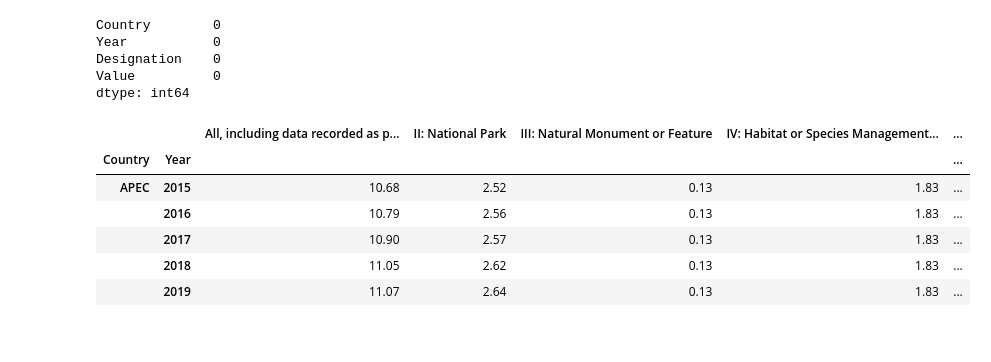
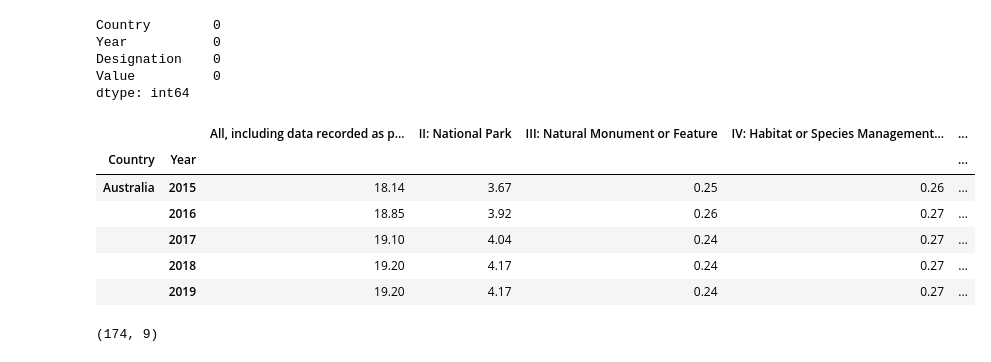
Before and after one commit to MarkusKiesel93/DOPPThreatenedSpecies, a Jupyter notebook: protected_areas.ipynb, the cells around one changed output. Saved outputs shown, nothing was run; the diff lists cells and outputs as text; code cells hidden in the pictures.

Commit message:
select subset of countries and visualize

```diff
--- a/protected_areas.ipynb
+++ b/protected_areas.ipynb
@@ -82,6 +84,11 @@ protected_area = protected_area[protected_area['Year'] >= 2015]
 protected_area.shape
 # %% [output]
 (6696, 23)
+# %%
+# filter for needed countries
+OECD_COUNTRIES = get_country_list()
+protected_area = protected_area[protected_area['Country'].isin(OECD_COUNTRIES)]
+assert len(OECD_COUNTRIES) == protected_area['Country'].unique().shape[0]
 # %%
 # select subset of columns needed
 protected_area = protected_area[['Country', 'Year', 'Designation', 'Value']]
@@ -126,15 +133,16 @@ Designation    0
 Value          0
 dtype: int64
 # %%
-df = protected_area.pivot(index=['Country', 'Year'], columns='Designation', values='Value')
-df.columns.name = None
-df.head()
+# create DataFrame with all vealues per country and year
+protected_area = protected_area.pivot(index=['Country', 'Year'], columns='Designation', values='Value')
+protected_area.columns.name = None
+protected_area.head()
 # %% [output]
 |  |  | All, including data recorded as p... | II: National Park | III: Natural Monument or Feature | IV: Habitat or Species Management... | ... |
 | Country | Year |  |  |  |  | ... |
-| APEC | 2015 | 10.68 | 2.52 | 0.13 | 1.83 | ... |
-|  | 2016 | 10.79 | 2.56 | 0.13 | 1.83 | ... |
-|  | 2017 | 10.90 | 2.57 | 0.13 | 1.83 | ... |
-|  | 2018 | 11.05 | 2.62 | 0.13 | 1.83 | ... |
-|  | 2019 | 11.07 | 2.64 | 0.13 | 1.83 | ... |
+| Australia | 2015 | 18.14 | 3.67 | 0.25 | 0.26 | ... |
+|  | 2016 | 18.85 | 3.92 | 0.26 | 0.27 | ... |
+|  | 2017 | 19.10 | 4.04 | 0.24 | 0.27 | ... |
+|  | 2018 | 19.20 | 4.17 | 0.24 | 0.27 | ... |
+|  | 2019 | 19.20 | 4.17 | 0.24 | 0.27 | ... |
 # %%
@@ -151 +159,5 @@ df = df.rename({
 })
+# %%
+protected_area.shape
+# %% [output]
+(174, 9)
```
Also changed, not shown: parts of 8 cells of this notebook.
